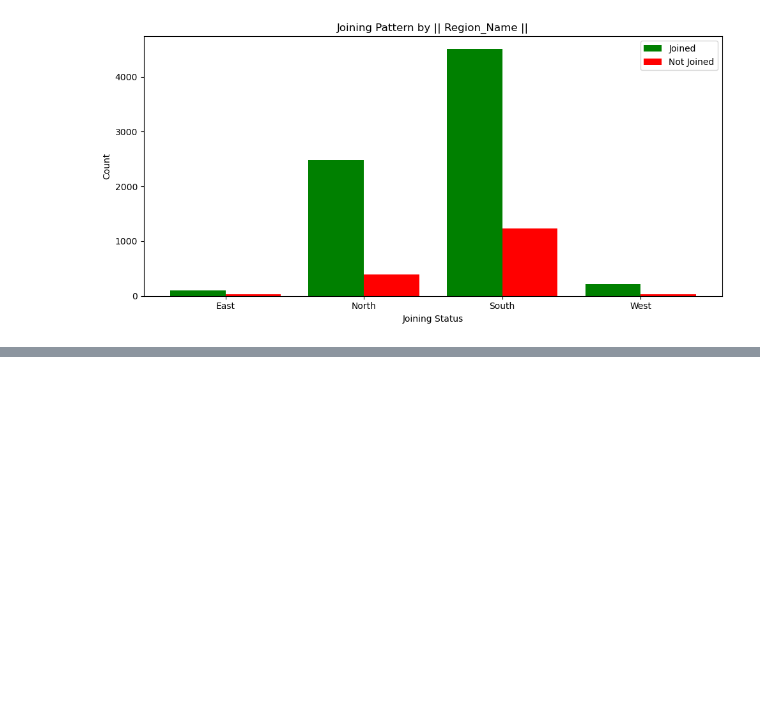
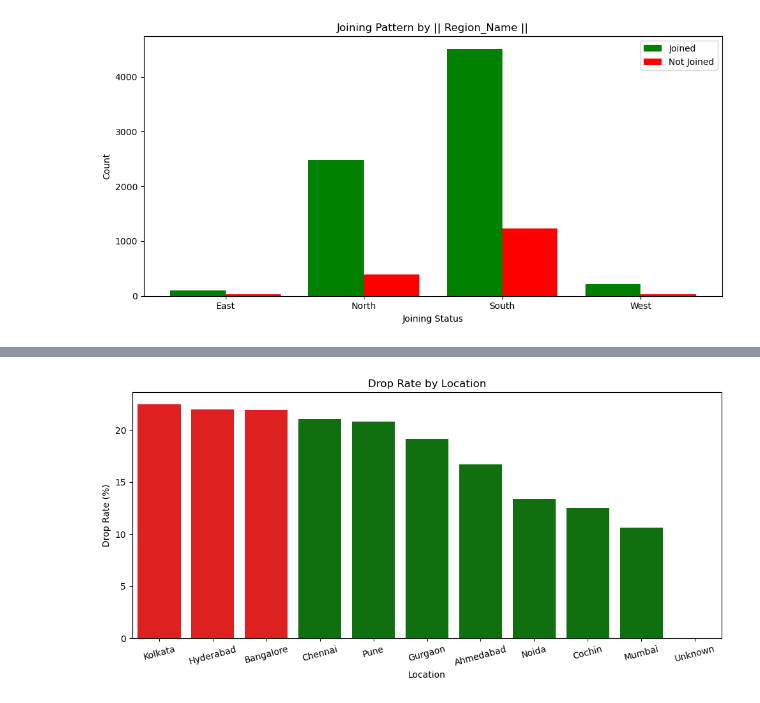
Before and after one commit to srineogideloitte/Group_A5_Capstone_Project, a Jupyter notebook: Question_Answers_1.ipynb, the cells around one changed output, grey strips where cells are left out. Cells and saved outputs as stored; diff of their text form; code cells hidden in the pictures; blank space fills up the shorter version.

```diff
--- a/Question_Answers_1.ipynb
+++ b/Question_Answers_1.ipynb
@@ -204,0 +205,11 @@ for col in useful_features_categorical:
+# %%
+location_stats = data.groupby('Location_Name')['Status'].value_counts().unstack()
+
+location_stats['Total'] = location_stats['Joined'] + location_stats['Not Joined']
+
+location_stats['Drop_Rate'] = (location_stats['Not Joined'] / location_stats['Total'] * 100).round(2)
+
+location_stats = location_stats.sort_values('Drop_Rate', ascending=False)
+
+print("Location-wise Drop Rate:\n")
+print(location_stats[['Joined', 'Not Joined', 'Total', 'Drop_Rate']])
@@ -204,0 +232,16 @@ for col in useful_features_categorical:
+# %%
+colors = ['red' if value >= 21.5 else 'green' for value in location_stats['Drop_Rate']]
+
+plt.figure(figsize=(10, 5))
+
+sns.barplot(x=location_stats.index, y=location_stats['Drop_Rate'], palette=colors)
+
+plt.xlabel('Location')
+plt.ylabel('Drop Rate (%)')
+plt.title('Drop Rate by Location')
+plt.xticks(rotation=15)
+
+plt.tight_layout()
+plt.show()
+# %% [output]
+[figure, added]
```
Also changed, not shown: parts of 19 cells of this notebook.
